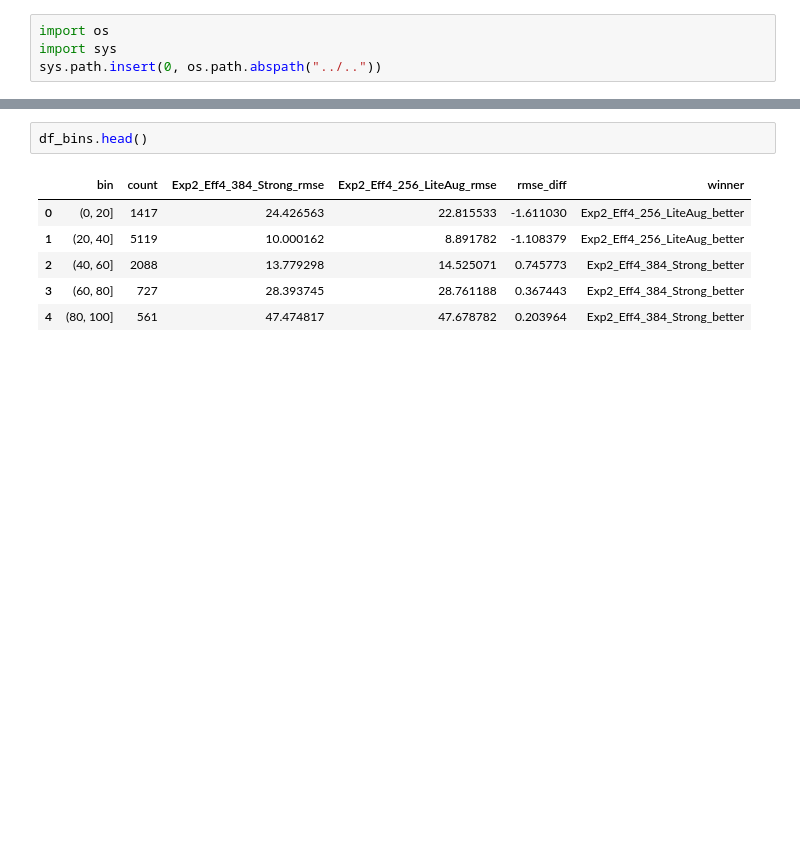
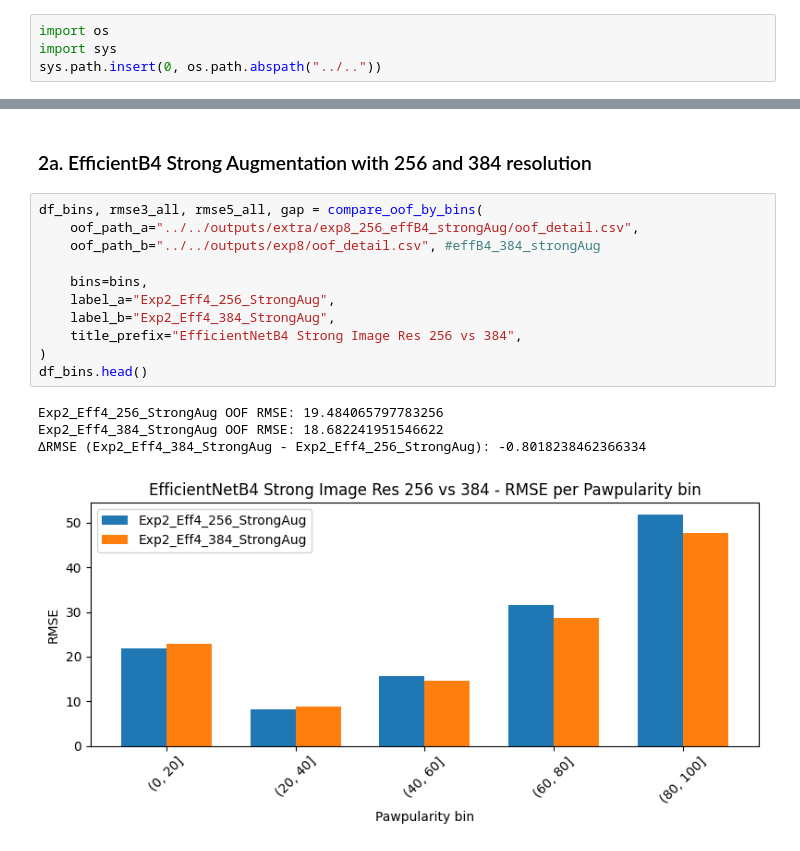
Before and after one commit to GhiasAli17/Petfinder-Pawpularity-Analysis, a Jupyter notebook: notebooks/stage_analysis_notebooks/stage1_ImageAugAndRes.ipynb, the cells around one changed output, grey strips where cells are left out. Drawn from its saved outputs; the diff is of its cells as text; blank space fills up the shorter version.

```diff
--- a/notebooks/stage_analysis_notebooks/stage1_ImageAugAndRes.ipynb
+++ b/notebooks/stage_analysis_notebooks/stage1_ImageAugAndRes.ipynb
@@ -55,9 +62,18 @@ Exp2_Eff4_384_Strong OOF RMSE: 18.682241951546622
-# %%
-df_bins.head()
-# %% [output]
-|  | bin | count | Exp2_Eff4_384_Strong_rmse | Exp2_Eff4_256_LiteAug_rmse | rmse_diff | winner |
-| 0 | (0, 20] | 1417 | 24.426563 | 22.815533 | -1.611030 | Exp2_Eff4_256_LiteAug_better |
-| 1 | (20, 40] | 5119 | 10.000162 | 8.891782 | -1.108379 | Exp2_Eff4_256_LiteAug_better |
-| 2 | (40, 60] | 2088 | 13.779298 | 14.525071 | 0.745773 | Exp2_Eff4_384_Strong_better |
-| 3 | (60, 80] | 727 | 28.393745 | 28.761188 | 0.367443 | Exp2_Eff4_384_Strong_better |
-| 4 | (80, 100] | 561 | 47.474817 | 47.678782 | 0.203964 | Exp2_Eff4_384_Strong_better |
+# %% [markdown]
+### 2a. EfficientB4 Strong Augmentation with 256 and 384 resolution
+# %%
+df_bins, rmse3_all, rmse5_all, gap = compare_oof_by_bins(
+    oof_path_a="../../outputs/extra/exp8_256_effB4_strongAug/oof_detail.csv",
+    oof_path_b="../../outputs/exp8/oof_detail.csv", #effB4_384_strongAug
+
+    bins=bins,
+    label_a="Exp2_Eff4_256_StrongAug",
+    label_b="Exp2_Eff4_384_StrongAug",
+    title_prefix="EfficientNetB4 Strong Image Res 256 vs 384",
+)
+df_bins.head()
+# %% [output]
+Exp2_Eff4_256_StrongAug OOF RMSE: 19.484065797783256
+Exp2_Eff4_384_StrongAug OOF RMSE: 18.682241951546622
+ΔRMSE (Exp2_Eff4_384_StrongAug - Exp2_Eff4_256_StrongAug): -0.8018238462366334
+[figure, added]
```
Also changed, not shown: parts of 16 cells of this notebook, 6 other files.
